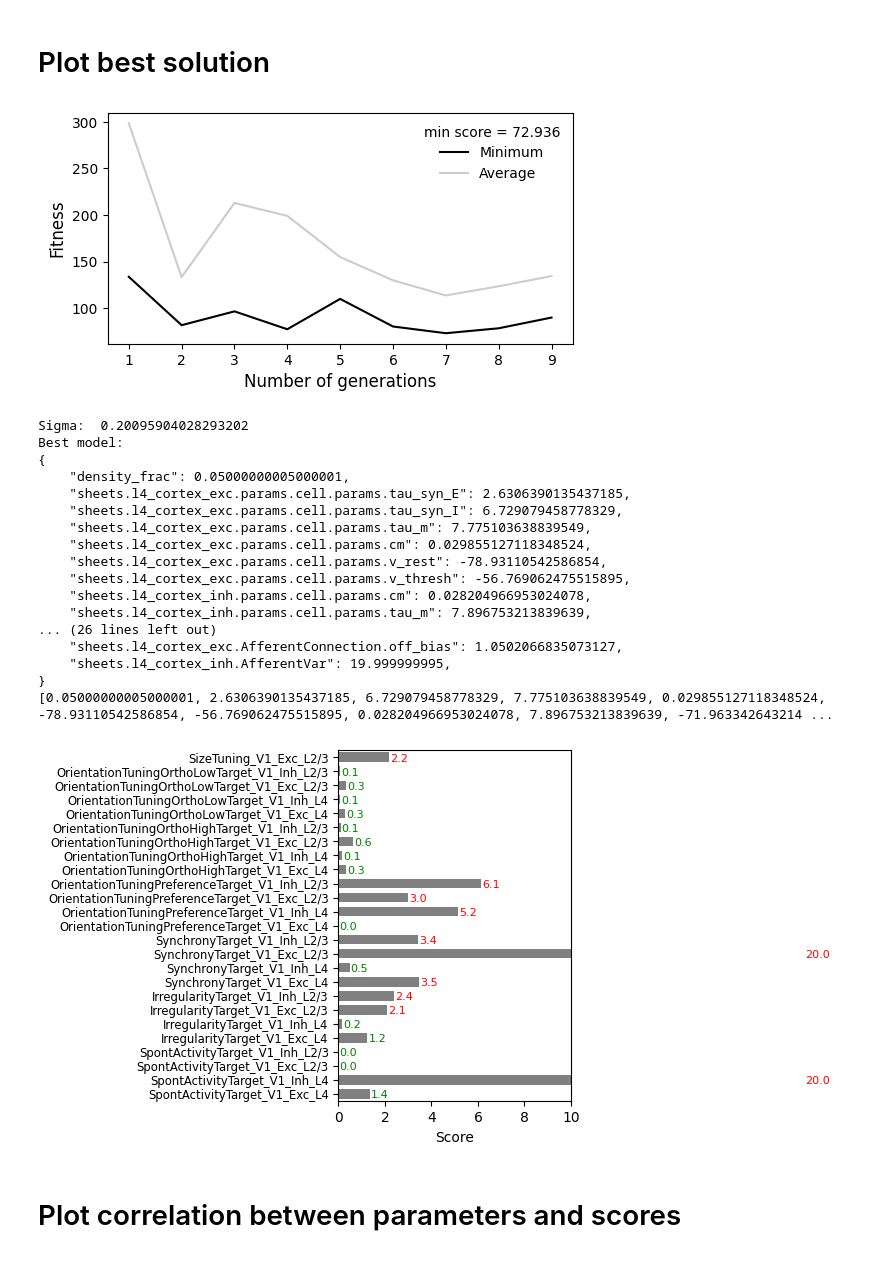
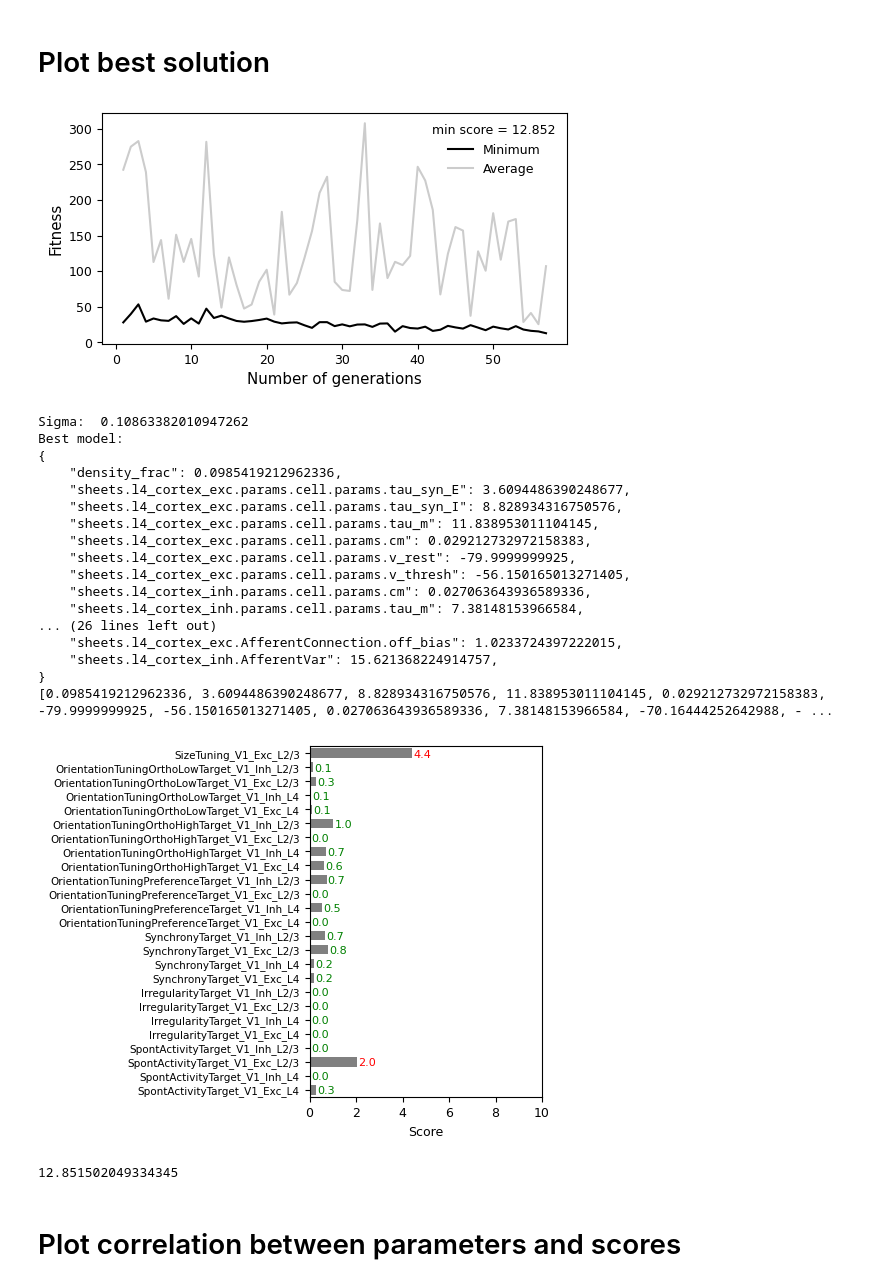
Before and after one commit to hamanpa/layers56, a Jupyter notebook: ntbs/optimization_analyze.ipynb, the cells around one changed output. Cells and saved outputs as stored; diff of their text form; code cells hidden in the pictures.

```diff
--- a/optimization/ntbs/analyze_optimization-hamanpa.ipynb
+++ b/ntbs/optimization_analyze.ipynb
@@ -101,3 +110,8 @@ optimization_folder = "20250630-172308_Optimization"
+# %%
+model_name = 'LSV1M_split_full'
+optimization_folder = f'{model_name}/20250704-222215_Optimization'
+config_optimisation = f"{model_name}/param_optim/config_optimisation"
+checkpoint_path = f"{optimization_folder}/opt_check.pkl"
 # %%
 with open(config_optimisation) as f:
     opt_config = json.load(f)
@@ -111,22 +125,22 @@ with open(checkpoint_path, "rb") as fp:
 # %% [markdown]
 # Plot best solution
 # %%
-# plt.rcParams.update({'font.size': 9})
+plt.rcParams.update({'font.size': 9})
 fig, axs = plt.subplots(1, figsize=(6, 3), squeeze=False)
 
 axs[0, 0].plot(run["logbook"].select("gen"), run["logbook"].select("min"), label="Minimum", c="black")
 axs[0, 0].plot(run["logbook"].select("gen"), run["logbook"].select("avg"), label="Average", c="gray", alpha=0.4)
 
 axs[0, 0].set_xlabel("Number of generations", size="large")
 axs[0, 0].set_ylabel("Fitness", size="large")
 
 legend_text = "\n".join((f"min score = {min(run['logbook'].select('min')):.3f}",))
 axs[0, 0].legend(title=legend_text, loc="upper right", frameon=False)
 
 plt.savefig(f"./{optimization_folder}/evo_fitness.png", dpi=100, bbox_inches="tight", transparent=True)
 plt.show()
 # %% [output]
-[figure, old version]
+[figure, new version]
 # %%
 print("Sigma: ", run["CMA_es"].sigma)
 print("Best model:")
@@ -138,23 +152,23 @@ print("}")
 
 print(run["halloffame"][0])
 # %% [output]
-Sigma:  0.20095904028293202
+Sigma:  0.10863382010947262
 Best model:
 {
-    "density_frac": 0.05000000005000001,
-    "sheets.l4_cortex_exc.params.cell.params.tau_syn_E": 2.6306390135437185,
-    "sheets.l4_cortex_exc.params.cell.params.tau_syn_I": 6.729079458778329,
-    "sheets.l4_cortex_exc.params.cell.params.tau_m": 7.775103638839549,
-    "sheets.l4_cortex_exc.params.cell.params.cm": 0.029855127118348524,
-    "sheets.l4_cortex_exc.params.cell.params.v_rest": -78.93110542586854,
-    "sheets.l4_cortex_exc.params.cell.params.v_thresh": -56.769062475515895,
-    "sheets.l4_cortex_inh.params.cell.params.cm": 0.028204966953024078,
-    "sheets.l4_cortex_inh.params.cell.params.tau_m": 7.896753213839639,
+    "density_frac": 0.0985419212962336,
+    "sheets.l4_cortex_exc.params.cell.params.tau_syn_E": 3.6094486390248677,
+    "sheets.l4_cortex_exc.params.cell.params.tau_syn_I": 8.828934316750576,
+    "sheets.l4_cortex_exc.params.cell.params.tau_m": 11.838953011104145,
+    "sheets.l4_cortex_exc.params.cell.params.cm": 0.029212732972158383,
+    "sheets.l4_cortex_exc.params.cell.params.v_rest": -79.9999999925,
+    "sheets.l4_cortex_exc.params.cell.params.v_thresh": -56.150165013271405,
+    "sheets.l4_cortex_inh.params.cell.params.cm": 0.027063643936589336,
+    "sheets.l4_cortex_inh.params.cell.params.tau_m": 7.38148153966584,
 ... (26 lines left out)
-    "sheets.l4_cortex_exc.AfferentConnection.off_bias": 1.0502066835073127,
-    "sheets.l4_cortex_inh.AfferentVar": 19.999999995,
+    "sheets.l4_cortex_exc.AfferentConnection.off_bias": 1.0233724397222015,
+    "sheets.l4_cortex_inh.AfferentVar": 15.621368224914757,
 }
-[0.05000000005000001, 2.6306390135437185, 6.729079458778329, 7.775103638839549, 0.029855127118348524, -78.93110542586854, -56.769062475515895, 0.028204966953024078, 7.896753213839639, -71.963342643214 ...
+[0.0985419212962336, 3.6094486390248677, 8.828934316750576, 11.838953011104145, 0.029212732972158383, -79.9999999925, -56.150165013271405, 0.027063643936589336, 7.38148153966584, -70.16444252642988, - ...
 # %%
 score = [float(f) for f in run["halloffame"][0].fitness.values]
 pos = [*range(len(score))]
@@ -180,7 +194,11 @@ axs[0, 0].set_ylim(-0.5, len(pos) - 0.5)
 plt.savefig(f"./{optimization_folder}/scores.png", dpi=100, bbox_inches="tight", transparent=True)
 plt.show()
 # %% [output]
-[figure, old version]
+[figure, new version]
+# %%
+sum(score)
+# %% [output]
+12.851502049334345
 # %% [markdown]
 # Plot correlation between parameters and scores
 # %%
```
Also changed, not shown: parts of 4 cells of this notebook, 41 other files.
